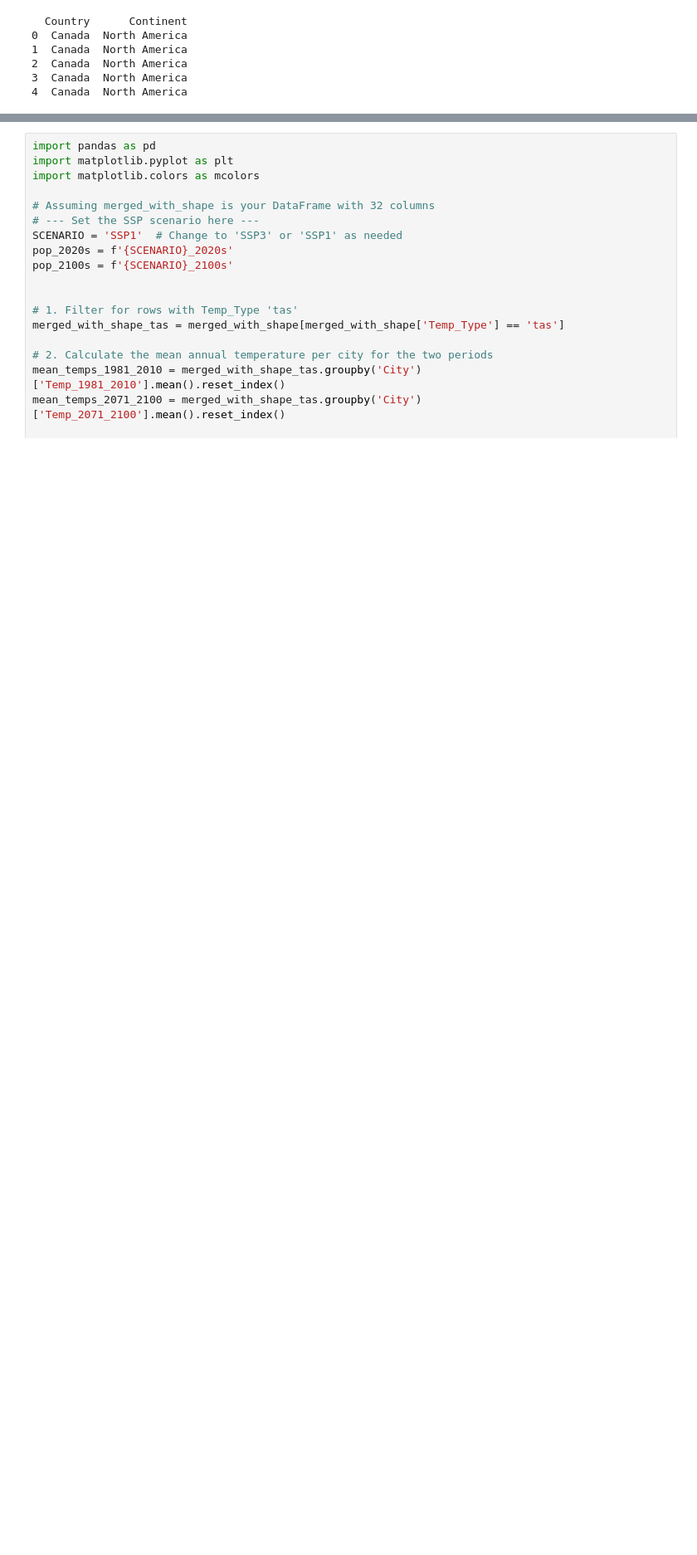
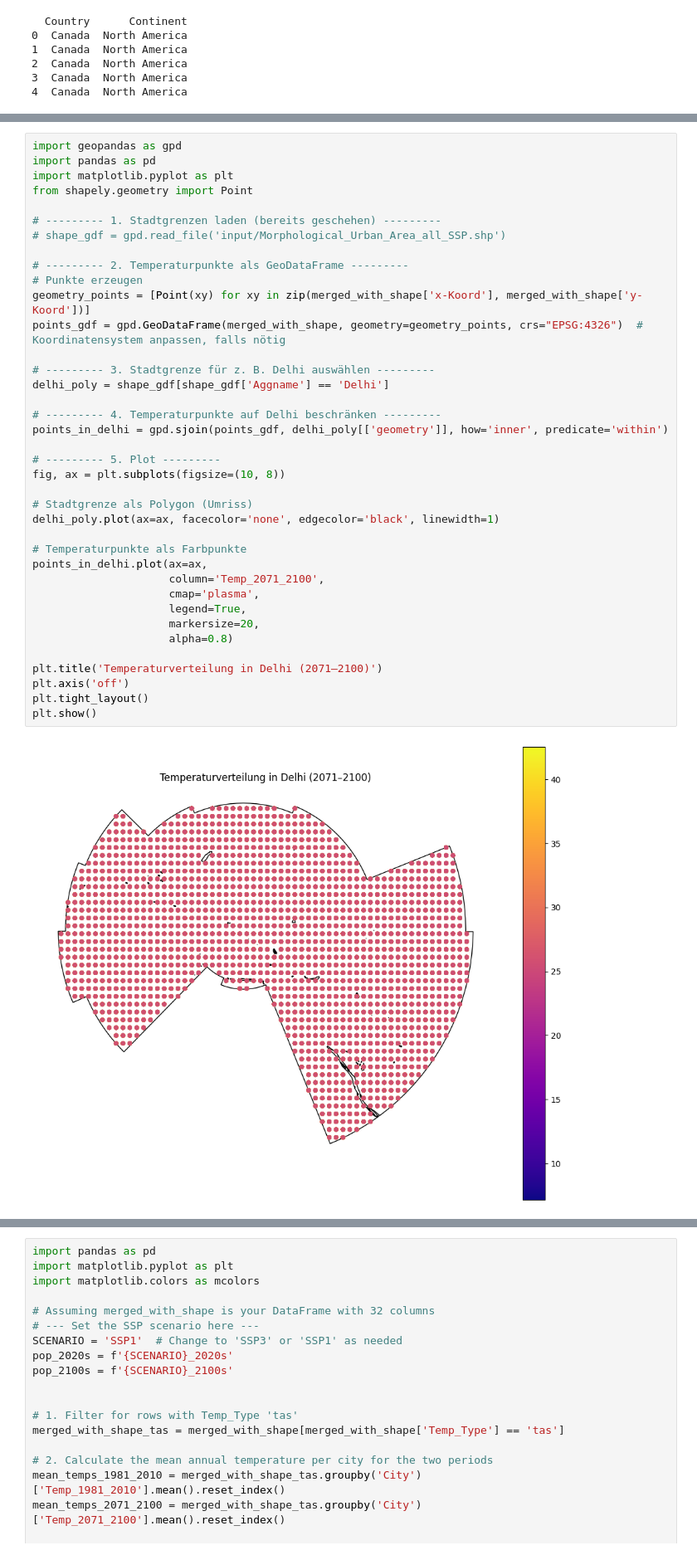
Before and after one commit to johnfriesen/Urban-Climate-Scenarios, a Jupyter notebook: analyse_data.ipynb, the cells around one changed output, grey strips where cells are left out. Shown at 83% size. Drawn from its saved outputs; the diff is of its cells as text; blank space fills up the shorter version.

```diff
--- a/analyse_data.ipynb
+++ b/analyse_data.ipynb
@@ -161,3 +161,43 @@ Nach dem Entfernen der Spalte 'Aggname': Index(['City', 'Country', 'x-Koord', 'y
+# %%
+import geopandas as gpd
+import pandas as pd
+import matplotlib.pyplot as plt
+from shapely.geometry import Point
+
+# --------- 1. Stadtgrenzen laden (bereits geschehen) ---------
+# shape_gdf = gpd.read_file('input/Morphological_Urban_Area_all_SSP.shp')
+
+# --------- 2. Temperaturpunkte als GeoDataFrame ---------
+# Punkte erzeugen
+geometry_points = [Point(xy) for xy in zip(merged_with_shape['x-Koord'], merged_with_shape['y-Koord'])]
+points_gdf = gpd.GeoDataFrame(merged_with_shape, geometry=geometry_points, crs="EPSG:4326")  # Koordinatensystem anpassen, falls nötig
+
+# --------- 3. Stadtgrenze für z. B. Delhi auswählen ---------
+delhi_poly = shape_gdf[shape_gdf['Aggname'] == 'Delhi']
+
+# --------- 4. Temperaturpunkte auf Delhi beschränken ---------
+points_in_delhi = gpd.sjoin(points_gdf, delhi_poly[['geometry']], how='inner', predicate='within')
+
+# --------- 5. Plot ---------
+fig, ax = plt.subplots(figsize=(10, 8))
+
+# Stadtgrenze als Polygon (Umriss)
+delhi_poly.plot(ax=ax, facecolor='none', edgecolor='black', linewidth=1)
+
+# Temperaturpunkte als Farbpunkte
+points_in_delhi.plot(ax=ax,
+                     column='Temp_2071_2100',
+                     cmap='plasma',
+                     legend=True,
+                     markersize=20,
+                     alpha=0.8)
+
+plt.title('Temperaturverteilung in Delhi (2071–2100)')
+plt.axis('off')
+plt.tight_layout()
+plt.show()
+# %% [output]
+[figure, added]
 # %%
 import pandas as pd
 import matplotlib.pyplot as plt
```
Also changed, not shown: parts of 5 cells of this notebook, 11 other files.
